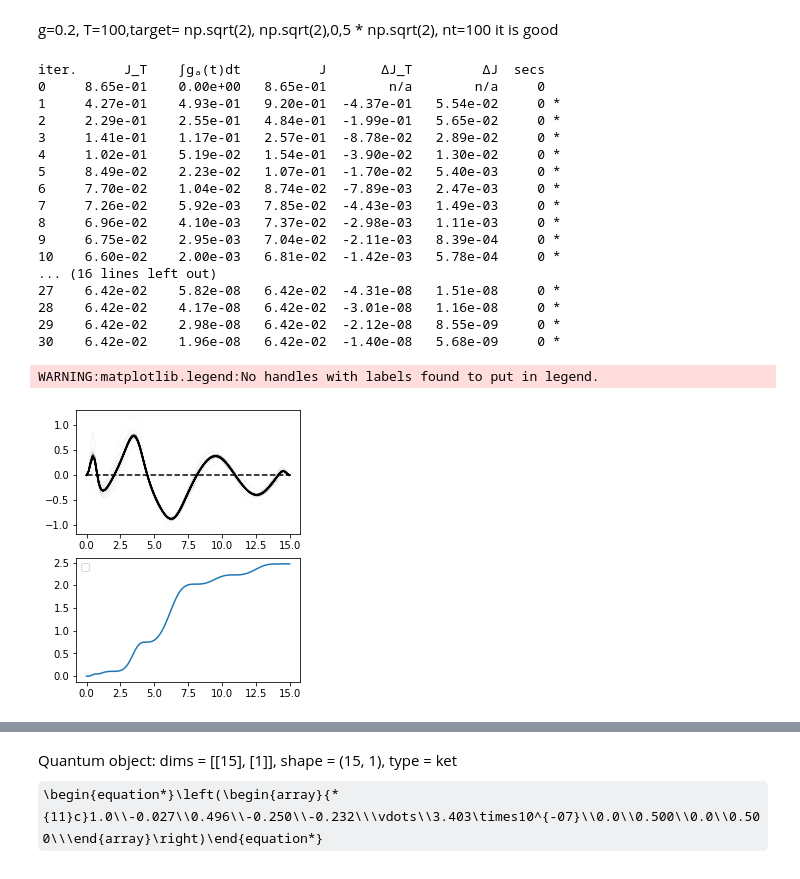
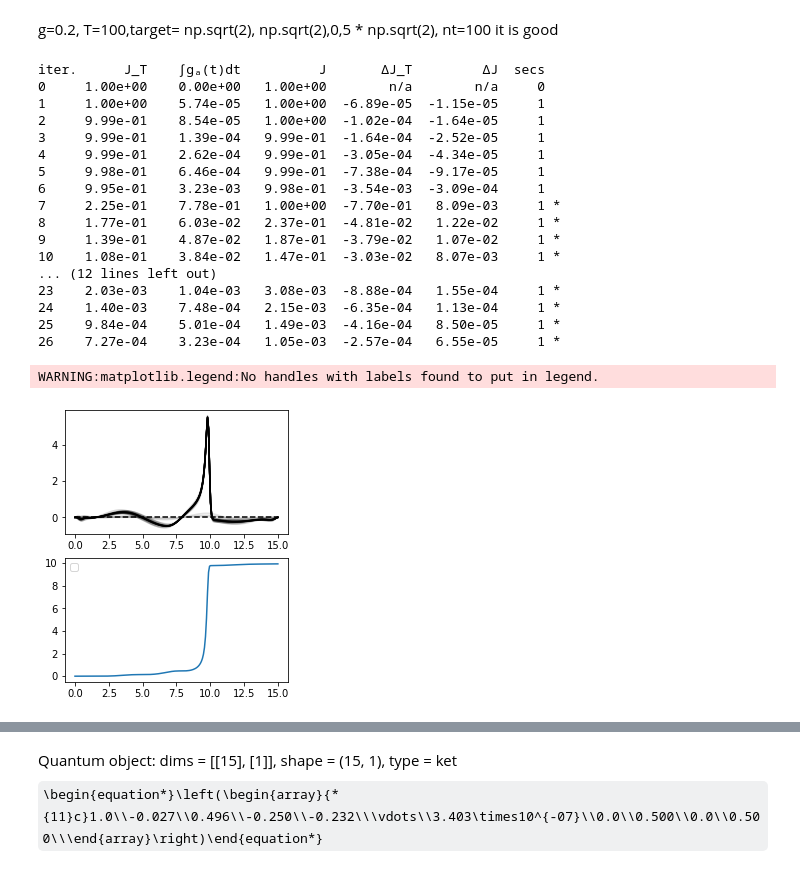
Before and after one commit to gsuarezr/krotov, a Jupyter notebook: Mixed/Linear/Gaussian(dissipation).ipynb, the cells around one changed output, grey strips where cells are left out. Cells and saved outputs as stored; diff of their text form; code cells hidden in the pictures; some formulas as TeX source.

```diff
--- a/Mixed/Linear/Gaussian(dissipation).ipynb
+++ b/Mixed/Linear/Gaussian(dissipation).ipynb
@@ -64,17 +64,17 @@ He=dill.load(open("H_campo","rb"))
 # %% [markdown]
 g=0.2, T=100,target= np.sqrt(2), np.sqrt(2),0,5 * np.sqrt(2), nt=100 it is good
 # %%
-omega=1
-ampl0=0.000001
+omega=5
+ampl0=0.0000001
 #T=8
-mu=0.5
-g=0.2*omega
+mu=0.8
+g=0.05*omega
 #ampl0=1
 T=15
-nt=100
+nt=200
 tlist = np.linspace(0,T, nt)
-gamma=1/1000
-Temp=5
+gamma=0.01
+Temp=0.1
 
 #Nb=0
 def hamiltonian(omega, ampl0, mu,g,gamma,Nb):
@@ -163,7 +163,7 @@ pulse_options = {
         H[1][1]: dict(lambda_a=0.1, update_shape=S),
     }
 
-target=np.array([1,0, np.sqrt(2),0,np.sqrt(2),1/2,0,0,0,1/2,0,0,1/2,0,1/2])
+target=np.array([1,0, 2*np.sqrt(2),0,2*np.sqrt(2),1/2,0,0,0,1/2,0,0,1/2,0,1/2])
 
 r2=np.pi/4
 theta=np.pi/8
@@ -174,48 +174,48 @@ theta=np.pi/8
 #r2=np.pi/8
 #theta=np.pi/4
 
 objectives = [krotov.Objective(
     initial_state=qutip.Qobj(np.array([1,0,0,0,0,1/2,0,0,0,1/2,0,0,1/2,0,1/2])),
     #initial_state=qutip.Qobj(np.array([1,0,0,0,0,1/2*np.cosh(2*r2),0,-1/2*np.sinh(2*r2)*np.cos(theta),-1/2*np.sinh(2*r2)*np.sin(theta),1/2*np.cosh(2*r2),-1/2*np.sinh(2*r2)*np.sin(theta),1/2*np.sinh(2*r2)*np.cos(theta),1/2*np.cosh(2*r2),0,1/2*np.cosh(2*r2)])),
     target=qutip.Qobj(target), H=H
           )
       ]
 
 opt_result = krotov.optimize_pulses(
       objectives,
       pulse_options=pulse_options,
       tlist=tlist,
       fieldcoupling=mu,
       propagator=krotov.propagators.expm,
       chi_constructor=krotov.functionals.chis_ss,
       info_hook=krotov.info_hooks.print_table(J_T=krotov.functionals.J_T_ss),
       check_convergence=krotov.convergence.Or(
           krotov.convergence.value_below('9e-4', name='J_T'),
           krotov.convergence.check_monotonic_error,
       ),
-        iter_stop=30,
+          iter_stop=200,
         store_all_pulses=True,
         overlap=inte,norm=lambda x: 1
     )
 
 plot_iterations(opt_result)
 # %% [output]
 iter.      J_T    ∫gₐ(t)dt          J       ΔJ_T         ΔJ  secs
-0     8.65e-01    0.00e+00   8.65e-01        n/a        n/a     0
-1     4.27e-01    4.93e-01   9.20e-01  -4.37e-01   5.54e-02     0 *
-2     2.29e-01    2.55e-01   4.84e-01  -1.99e-01   5.65e-02     0 *
-3     1.41e-01    1.17e-01   2.57e-01  -8.78e-02   2.89e-02     0 *
-4     1.02e-01    5.19e-02   1.54e-01  -3.90e-02   1.30e-02     0 *
-5     8.49e-02    2.23e-02   1.07e-01  -1.70e-02   5.40e-03     0 *
-6     7.70e-02    1.04e-02   8.74e-02  -7.89e-03   2.47e-03     0 *
-7     7.26e-02    5.92e-03   7.85e-02  -4.43e-03   1.49e-03     0 *
-8     6.96e-02    4.10e-03   7.37e-02  -2.98e-03   1.11e-03     0 *
-9     6.75e-02    2.95e-03   7.04e-02  -2.11e-03   8.39e-04     0 *
-10    6.60e-02    2.00e-03   6.81e-02  -1.42e-03   5.78e-04     0 *
-... (16 lines left out)
-27    6.42e-02    5.82e-08   6.42e-02  -4.31e-08   1.51e-08     0 *
-28    6.42e-02    4.17e-08   6.42e-02  -3.01e-08   1.16e-08     0 *
-29    6.42e-02    2.98e-08   6.42e-02  -2.12e-08   8.55e-09     0 *
-30    6.42e-02    1.96e-08   6.42e-02  -1.40e-08   5.68e-09     0 *
+0     1.00e+00    0.00e+00   1.00e+00        n/a        n/a     0
+1     1.00e+00    5.74e-05   1.00e+00  -6.89e-05  -1.15e-05     1
+2     9.99e-01    8.54e-05   1.00e+00  -1.02e-04  -1.64e-05     1
+3     9.99e-01    1.39e-04   9.99e-01  -1.64e-04  -2.52e-05     1
+4     9.99e-01    2.62e-04   9.99e-01  -3.05e-04  -4.34e-05     1
+5     9.98e-01    6.46e-04   9.99e-01  -7.38e-04  -9.17e-05     1
+6     9.95e-01    3.23e-03   9.98e-01  -3.54e-03  -3.09e-04     1
+7     2.25e-01    7.78e-01   1.00e+00  -7.70e-01   8.09e-03     1 *
+8     1.77e-01    6.03e-02   2.37e-01  -4.81e-02   1.22e-02     1 *
+9     1.39e-01    4.87e-02   1.87e-01  -3.79e-02   1.07e-02     1 *
+10    1.08e-01    3.84e-02   1.47e-01  -3.03e-02   8.07e-03     1 *
+... (12 lines left out)
+23    2.03e-03    1.04e-03   3.08e-03  -8.88e-04   1.55e-04     1 *
+24    1.40e-03    7.48e-04   2.15e-03  -6.35e-04   1.13e-04     1 *
+25    9.84e-04    5.01e-04   1.49e-03  -4.16e-04   8.50e-05     1 *
+26    7.27e-04    3.23e-04   1.05e-03  -2.57e-04   6.55e-05     1 *
 WARNING:matplotlib.legend:No handles with labels found to put in legend.
-[figure, old version]
+[figure, new version]
```
Also changed, not shown: parts of 2 cells of this notebook, 17 other files.
